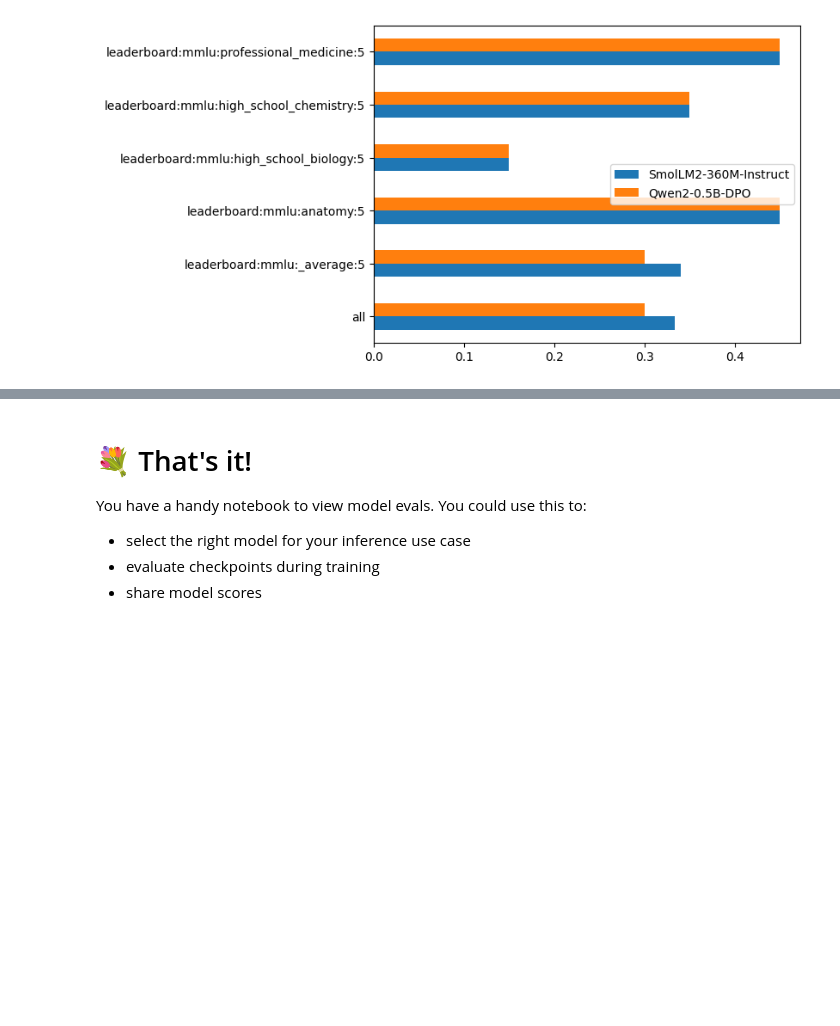
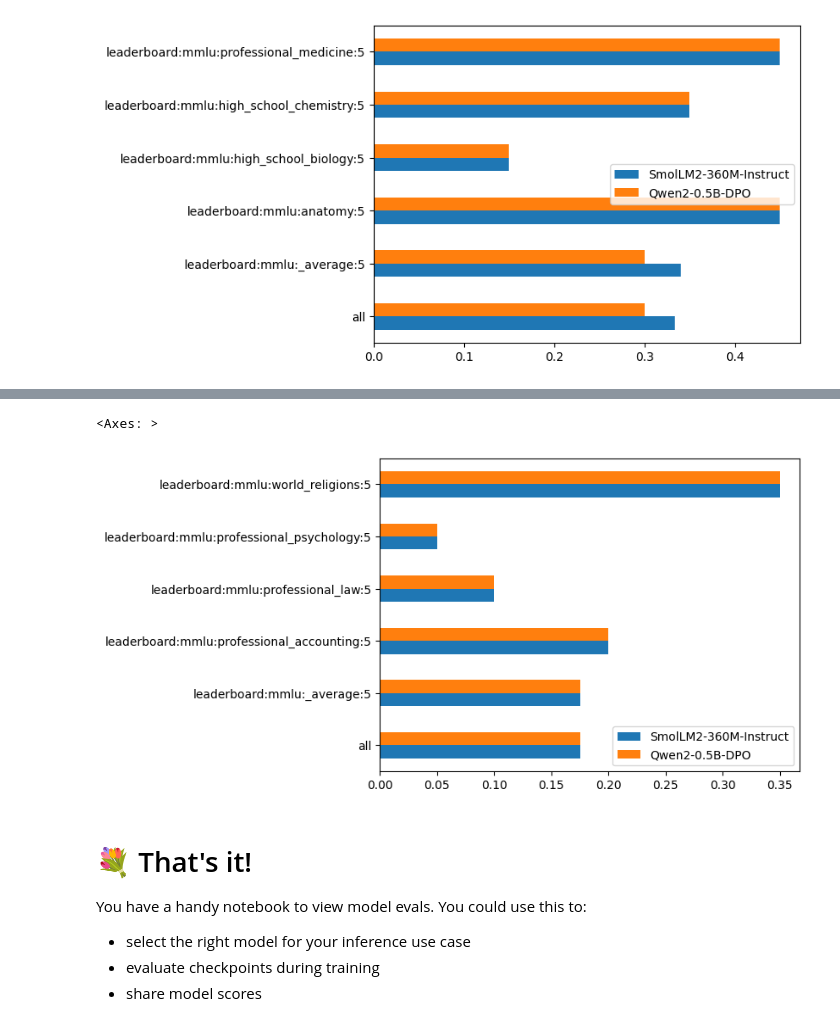
Before and after one commit to pratim808/smol-course, a Jupyter notebook: 4_evaluation/notebooks/lighteval_evaluate_and_analyse_your_LLM.ipynb, the cells around one changed output, grey strips where cells are left out. Drawn from its saved outputs; the diff is of its cells as text; code cells hidden in the pictures; blank space fills up the shorter version.

```diff
--- a/4_evaluation/notebooks/lighteval_evaluate_and_analyse_your_LLM.ipynb
+++ b/4_evaluation/notebooks/lighteval_evaluate_and_analyse_your_LLM.ipynb
@@ -242,0 +261,3 @@ df.plot(kind="barh")
+# %%
+
+TOKEN = os.getenv("hf_token")
@@ -242,0 +295,15 @@ df.plot(kind="barh")
+# %%
+domain_tasks = "leaderboard|mmlu:professional_accounting|5|1,leaderboard|mmlu:professional_law|5|1,leaderboard|mmlu:world_religions|5|1,leaderboard|mmlu:professional_psychology|5|1"
+# %%
+qwen_model = AutoModelForCausalLM.from_pretrained("Qwen/Qwen2.5-0.5B")
+
+pipeline = Pipeline(
+    tasks=domain_tasks,
+    pipeline_parameters=pipeline_params,
+    evaluation_tracker=evaluation_tracker,
+    model=qwen_model
+)
+
+pipeline.evaluate()
+
+qwen_results = pipeline.get_results()
@@ -242,0 +315,12 @@ df.plot(kind="barh")
+# %%
+smol_model = AutoModelForCausalLM.from_pretrained("HuggingFaceTB/SmolLM2-360M-Instruct")
+
+pipeline = Pipeline(
+    tasks=domain_tasks,
+    pipeline_parameters=pipeline_params,
+    evaluation_tracker=evaluation_tracker,
+    model=smol_model
+)
+
+pipeline.evaluate()
+smol_results = pipeline.get_results()
@@ -243,3 +346,13 @@ df.plot(kind="barh")
+# %%
+import pandas as pd
+
+df = pd.DataFrame.from_records(smol_results["results"]).T["acc"].rename("SmolLM2-360M-Instruct")
+_df = pd.DataFrame.from_records(qwen_results["results"]).T["acc"].rename("Qwen2-0.5B-DPO")
+df = pd.concat([df, _df], axis=1)
+df.plot(kind="barh")
+# %% [output]
+<Axes: >
+[figure, added]
 # %% [markdown]
 # 💐 That's it!
 
```
Also changed, not shown: parts of 11 cells of this notebook.
